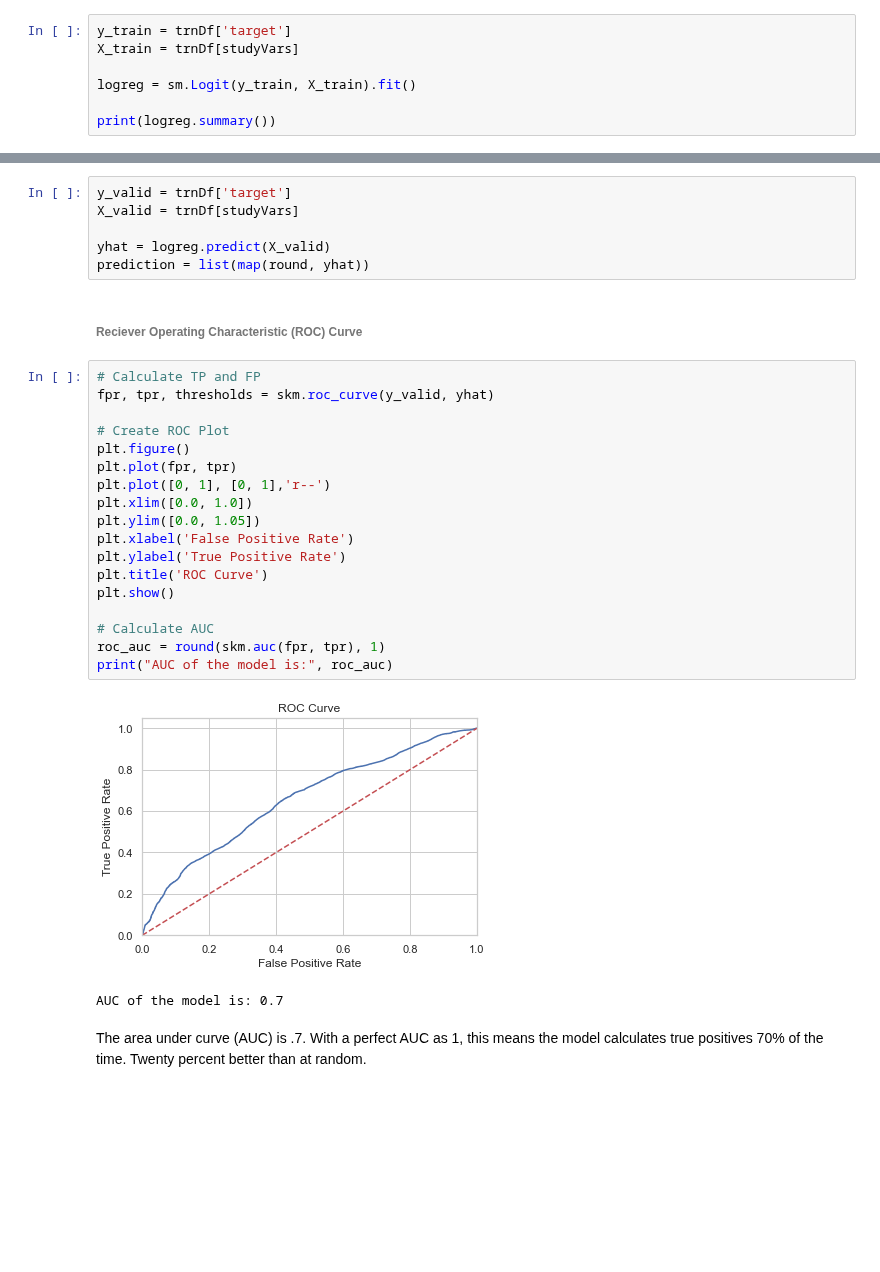
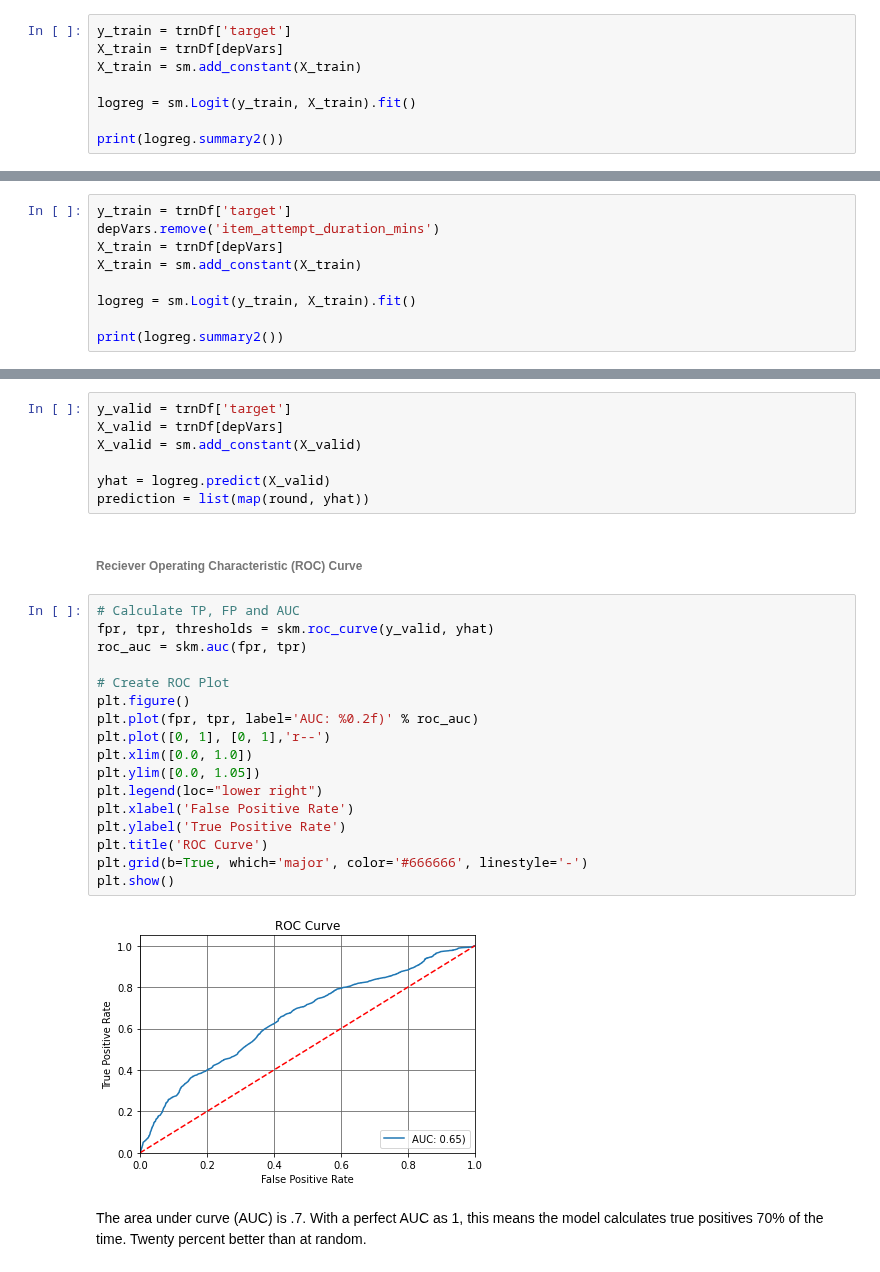
Before and after one commit to dlhinkley/c772-capstone-project, a Jupyter notebook: research-paper/03-anaylisis.ipynb, the cells around one changed output, grey strips where cells are left out. Saved outputs shown, nothing was run; the diff lists cells and outputs as text; blank space fills up the shorter version.

```diff
--- a/research-paper/03-anaylisis.ipynb
+++ b/research-paper/03-anaylisis.ipynb
@@ -58,10 +56,11 @@ plt.show()
 ###### Train
 # %%
 y_train = trnDf['target']
-X_train = trnDf[studyVars]
+X_train = trnDf[depVars]
+X_train = sm.add_constant(X_train)
 
 logreg = sm.Logit(y_train, X_train).fit()
 
-print(logreg.summary())
+print(logreg.summary2())
 # %% [output]
 Optimization terminated successfully.
@@ -83,0 +83,9 @@ number_of_distinct_instance_items     0.0059      0.001      7.133      0.000
+# %%
+y_train = trnDf['target']
+depVars.remove('item_attempt_duration_mins')
+X_train = trnDf[depVars]
+X_train = sm.add_constant(X_train)
+
+logreg = sm.Logit(y_train, X_train).fit()
+
+print(logreg.summary2())
@@ -94,32 +122,31 @@ dtype: float64
 ###### Validate
 # %%
 y_valid = trnDf['target']
-X_valid = trnDf[studyVars]
+X_valid = trnDf[depVars]
+X_valid = sm.add_constant(X_valid)
 
 yhat = logreg.predict(X_valid)
 prediction = list(map(round, yhat))
 # %% [markdown]
 ###### Reciever Operating Characteristic (ROC) Curve
 # %%
-# Calculate TP and FP
+# Calculate TP, FP and AUC
 fpr, tpr, thresholds = skm.roc_curve(y_valid, yhat)
+roc_auc = skm.auc(fpr, tpr)
 
 # Create ROC Plot
 plt.figure()
-plt.plot(fpr, tpr)
+plt.plot(fpr, tpr, label='AUC: %0.2f)' % roc_auc)
 plt.plot([0, 1], [0, 1],'r--')
 plt.xlim([0.0, 1.0])
 plt.ylim([0.0, 1.05])
+plt.legend(loc="lower right")
 plt.xlabel('False Positive Rate')
 plt.ylabel('True Positive Rate')
 plt.title('ROC Curve')
+plt.grid(b=True, which='major', color='#666666', linestyle='-')
 plt.show()
-
-# Calculate AUC
-roc_auc = round(skm.auc(fpr, tpr), 1)
-print("AUC of the model is:", roc_auc)
 # %% [output]
-[figure, old version]
+[figure, new version]
-AUC of the model is: 0.7
 # %% [markdown]
 The area under curve (AUC) is .7. With a perfect AUC as 1, this means the model calculates true positives 70% of the time. Twenty percent better than at random.
```
Also changed, not shown: parts of 6 cells of this notebook, 1 other file.
